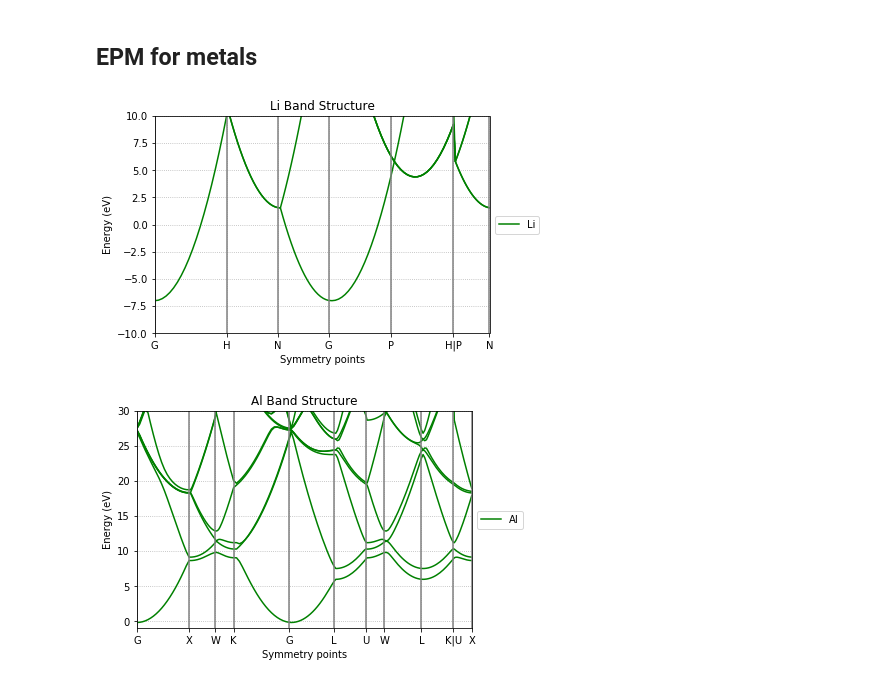
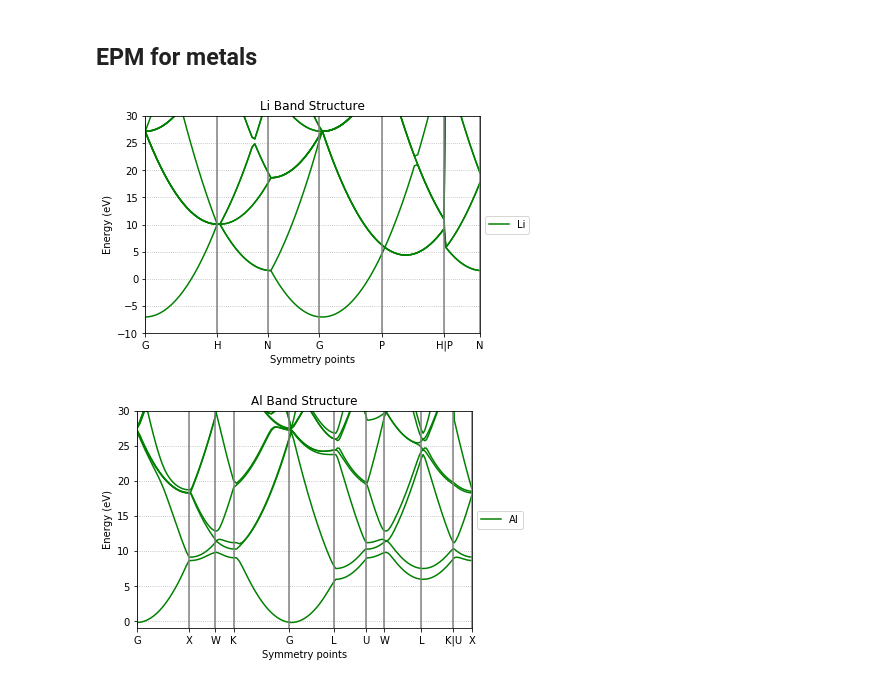
Before and after one commit to jerjorg/bzi_3D, a Jupyter notebook: notebooks/PP Plots.ipynb, the cells around one changed output. Drawn from its saved outputs; the diff is of its cells as text; code cells hidden in the pictures.

```diff
--- a/notebooks/PP Plots.ipynb
+++ b/notebooks/PP Plots.ipynb
@@ -223,18 +207,18 @@ plot_band_structure(**CdTe_args)
 # %%
 Li_energy_shift = 7
 Li_params = {"materials_list": ["Li"],
              "PPlist": [Li_PP],
              "PPargs_list": [{}],
              "lattice": Li_lattice,
              "npts": 20,
              "neigvals": 10,
              "energy_shift": Li_energy_shift,
-             "energy_limits": [-10,10],
+             "energy_limits": [-10,30],
              "show": True
 }
 plot_band_structure(**Li_params)
 # %% [output]
-[figure, old version]
+[figure, new version]
 # %%
 Al_energy_shift = 0
 Al_params = {"materials_list": ["Al"],
```
Also changed, not shown: parts of 24 cells of this notebook, 11 other files.
